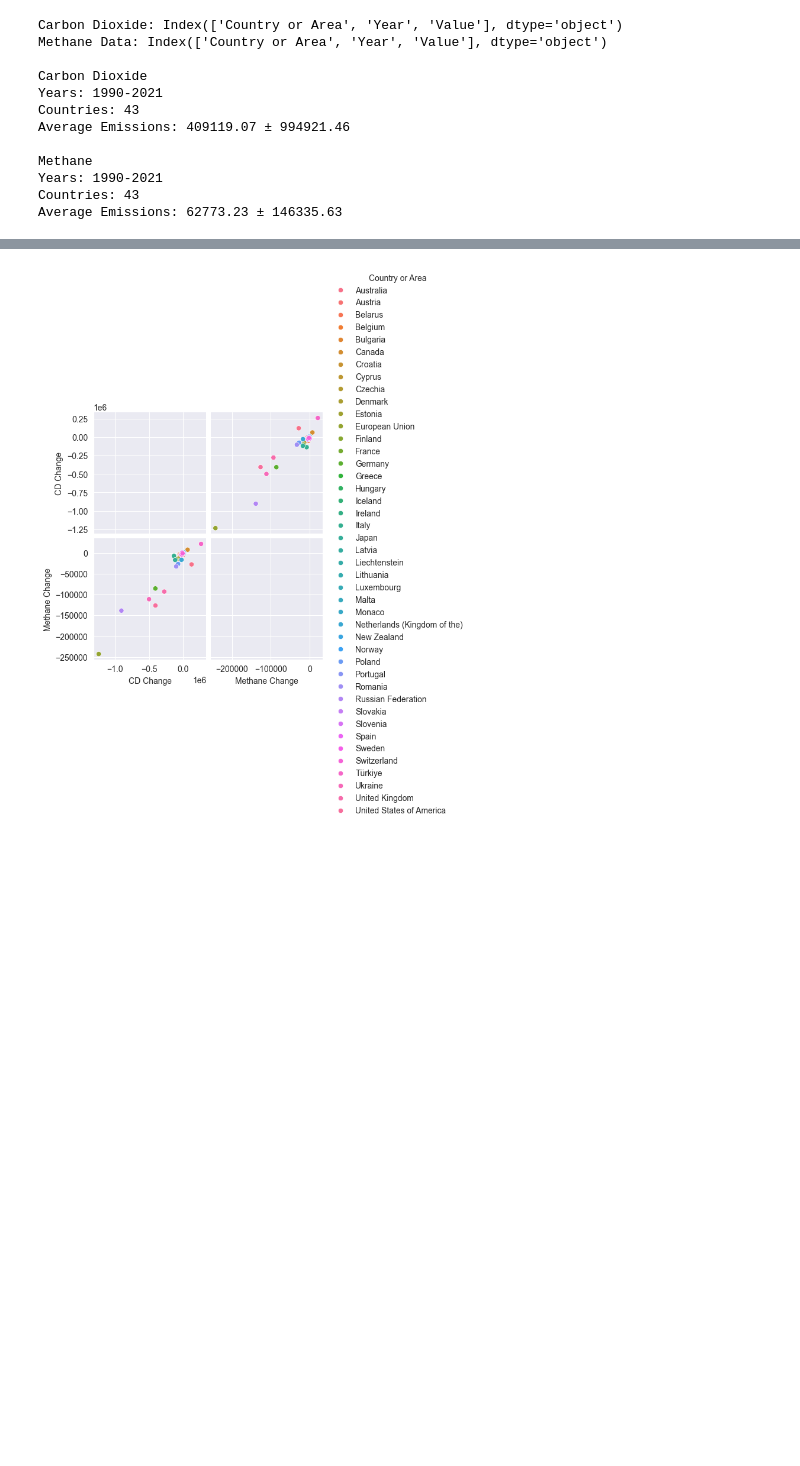
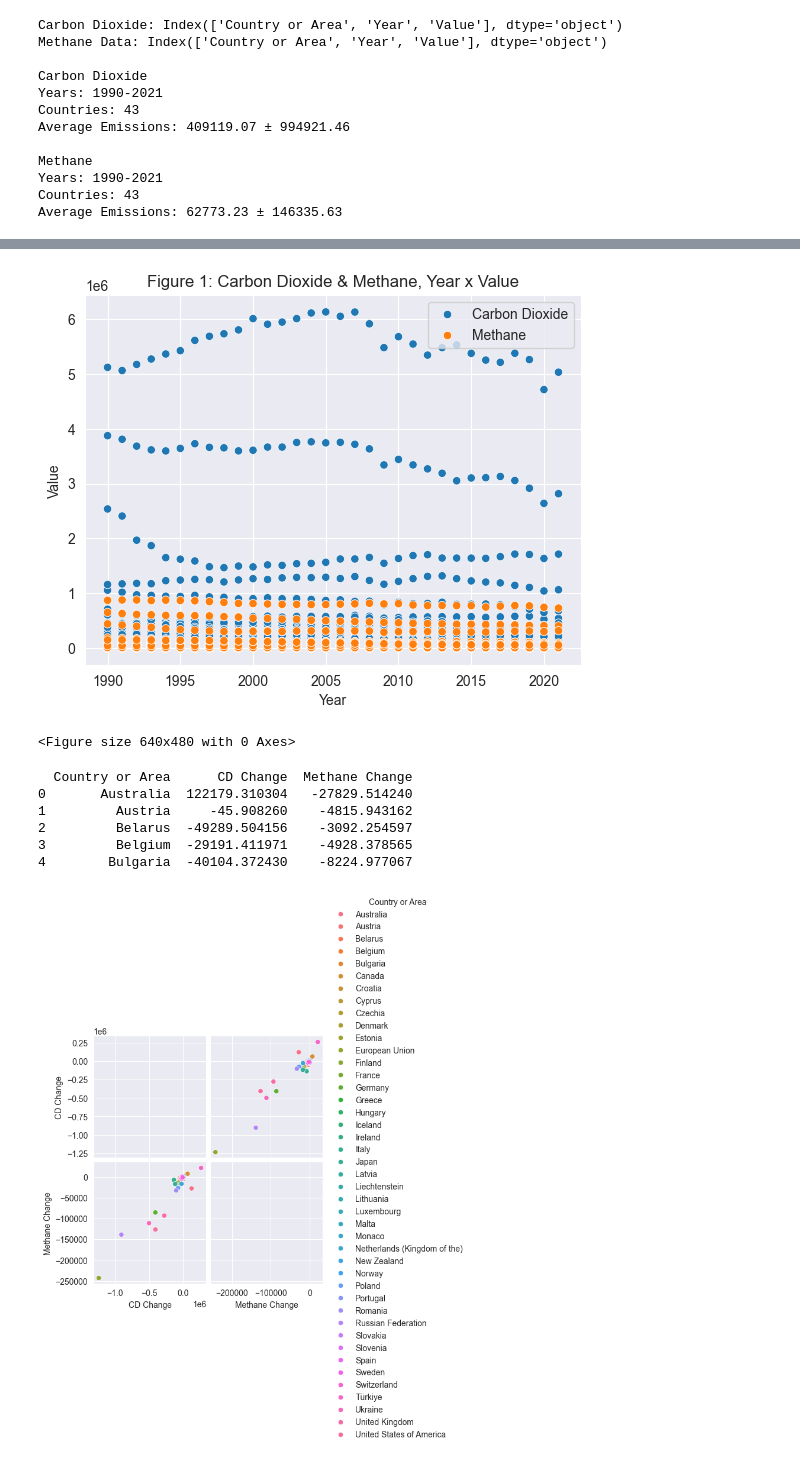
Before and after one commit to meganwilcox/Environment-Methane-Carbon-Dioxide, a Jupyter notebook: Overview.ipynb, the cells around one changed output, grey strips where cells are left out. Saved outputs shown, nothing was run; the diff lists cells and outputs as text; code cells hidden in the pictures; blank space fills up the shorter version.

```diff
--- a/Overview.ipynb
+++ b/Overview.ipynb
@@ -80,2 +69,28 @@ plt.show()
 # %%
 # Plots of Year x Value for CO and Methane
+carbon_dioxide_df['type'] = 'Carbon Dioxide'
+methane_df['type'] = 'Methane'
+both_data = pd.concat([carbon_dioxide_df, methane_df])
+
+plt.figure()
+sns.scatterplot(data=both_data, x='Year', y='Value', hue='type')
+plt.legend(loc='upper right')
+plt.title('Figure 1: Carbon Dioxide & Methane, Year x Value')
+plt.show()
+plt.savefig('Figures/Figure 1: Carbon Dioxide & Methane, Year x Value.jpeg')
+
+
+# Expanded Plot
+#sns.scatterplot(data=both_data, x='Year', y='Value', hue='type')
+#plt.legend(loc='upper right')
+#plt.ylim(0,7)
+#plt.show()
+
+#plt.scatter(carbon_dioxide_df['Year'], carbon_dioxide_df['Value'])
+#plt.title('Carbon Dioxide Data')
+#plt.xlabel('Year')
+#plt.ylabel('Value')
+#plt.show()
+# %% [output]
+[figure, added]
+<Figure size 640x480 with 0 Axes>
@@ -108,7 +126,14 @@ for i in range(len(cd_country_area)): # Repeating code, so probably could spend
 # Makes combined DataFrame
 direction = {'Country or Area': country_area, 'CD Change': carbon_dioxide_change, 'Methane Change': methane_change}
 combined_df = pd.DataFrame(direction)
-# print(combined_df.columns)
+# print(combined_df.head())
+# %% [output]
+  Country or Area      CD Change  Methane Change
+0       Australia  122179.310304   -27829.514240
+1         Austria     -45.908260    -4815.943162
+2         Belarus  -49289.504156    -3092.254597
+3         Belgium  -29191.411971    -4928.378565
+4        Bulgaria  -40104.372430    -8224.977067
 # %%
 sns.pairplot(combined_df, hue='Country or Area')
 plt.show()
```
Also changed, not shown: parts of 3 cells of this notebook, 1 other file.
